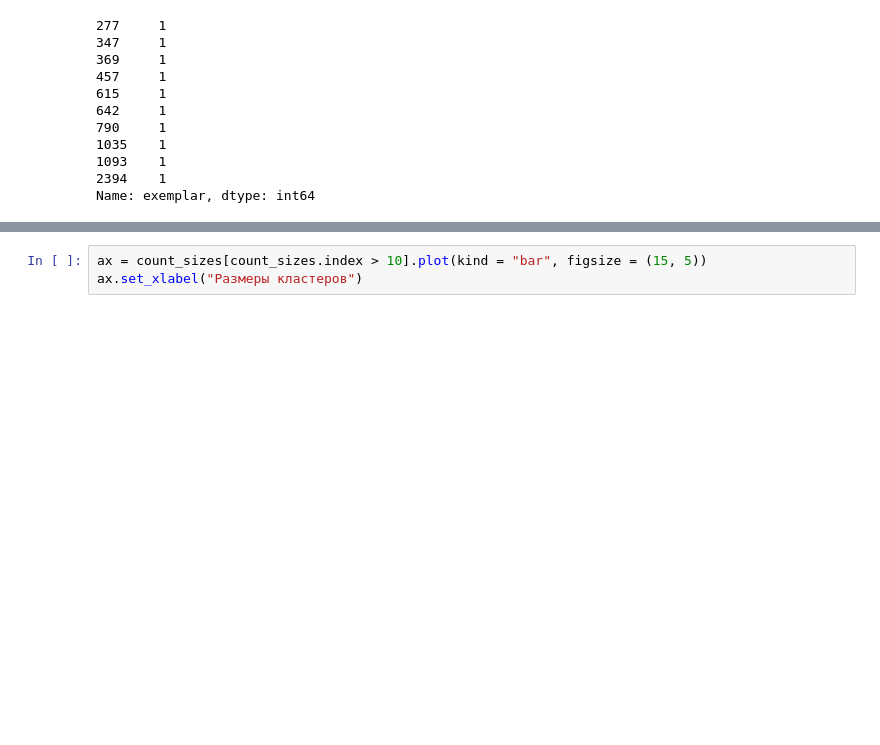
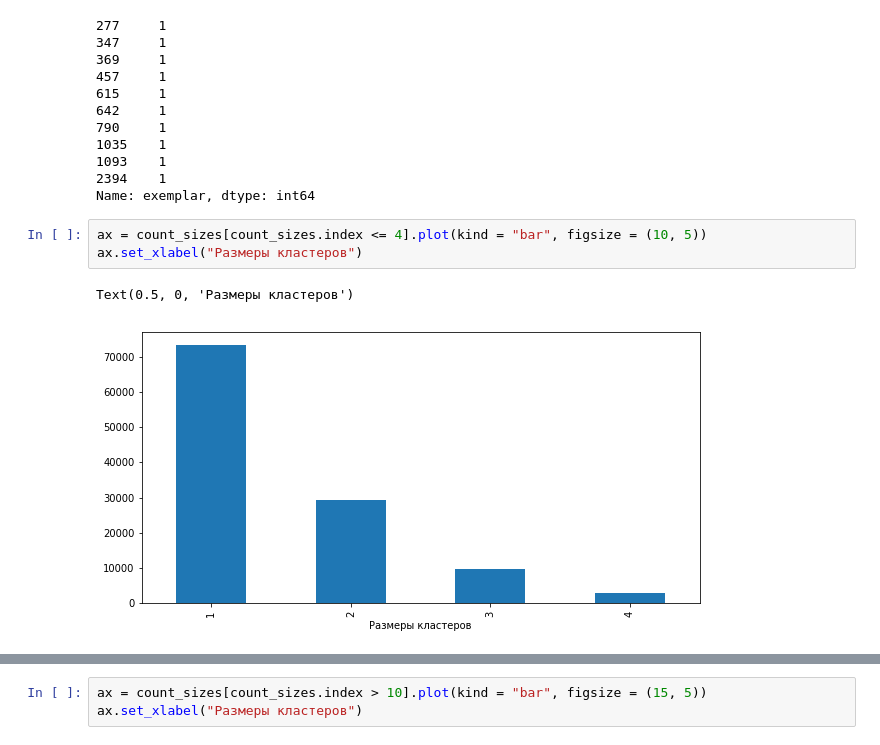
Before and after one commit to sokobath/spbu-machine-learning, a Jupyter notebook: 3-affinity-propagation/validation.ipynb, the cells around one changed output, grey strips where cells are left out. Cells and saved outputs as stored; diff of their text form; blank space fills up the shorter version.

```diff
--- a/3-affinity-propagation/validation.ipynb
+++ b/3-affinity-propagation/validation.ipynb
@@ -51,4 +51,10 @@ count_sizes[-10:]
 1093    1
 2394    1
 Name: exemplar, dtype: int64
+# %%
+ax = count_sizes[count_sizes.index <= 4].plot(kind = "bar", figsize = (10, 5))
+ax.set_xlabel("Размеры кластеров")
+# %% [output]
+Text(0.5, 0, 'Размеры кластеров')
+[figure, added]
 # %%
```
Also changed, not shown: parts of 5 cells of this notebook.
